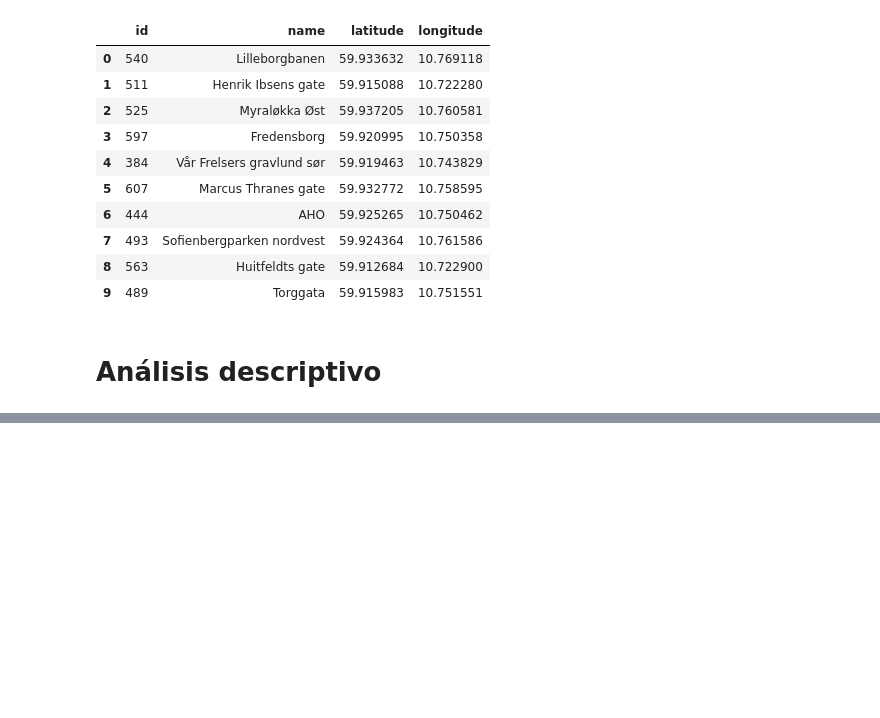
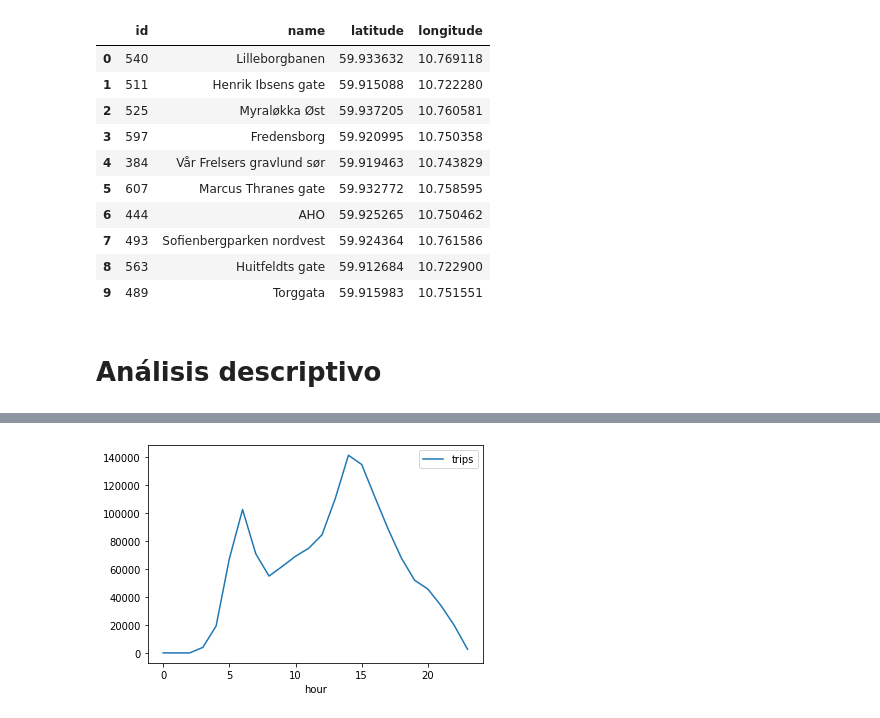
Before and after one commit to jsainero/BSS-Oslo, a Jupyter notebook: TFM.ipynb, the cells around one changed output, grey strips where cells are left out. Drawn from its saved outputs; the diff is of its cells as text; code cells hidden in the pictures; blank space fills up the shorter version.

```diff
--- a/TFM.ipynb
+++ b/TFM.ipynb
@@ -137,0 +176,4 @@ plt.show()
+# %%
+two_var_graphs(df_enhanced, 'hour', 'trips', 'sum')
+# %% [output]
+[figure, added]
```
Also changed, not shown: parts of 20 cells of this notebook.
